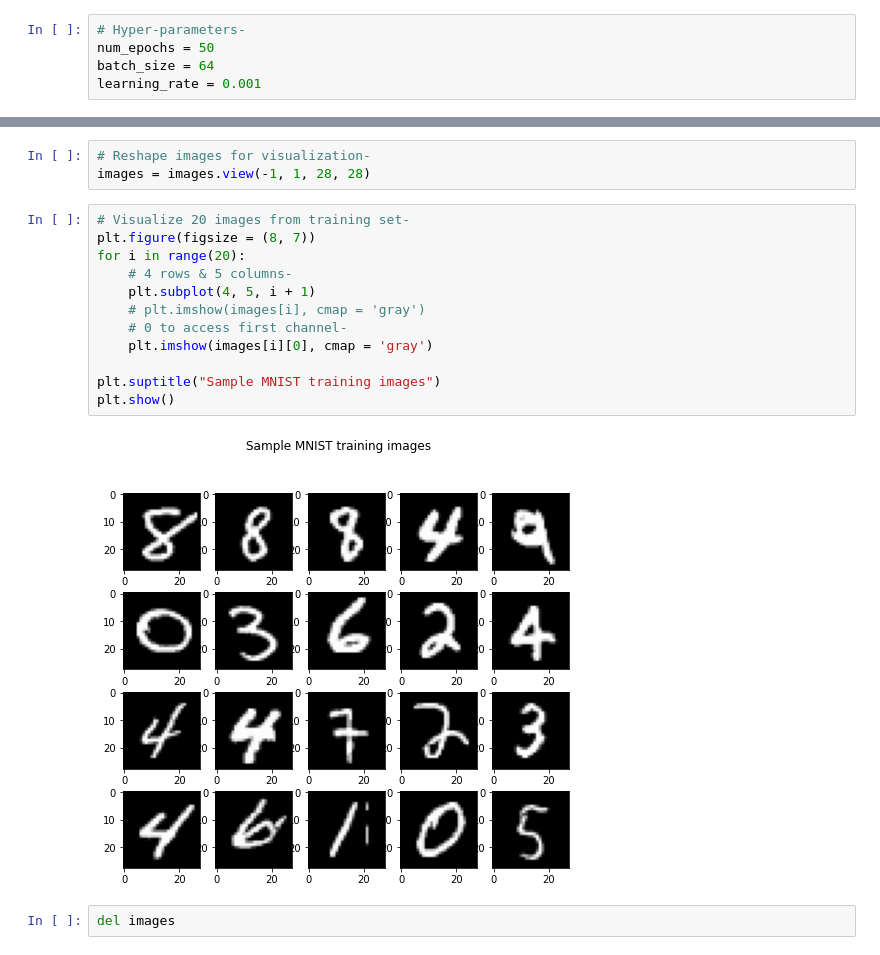
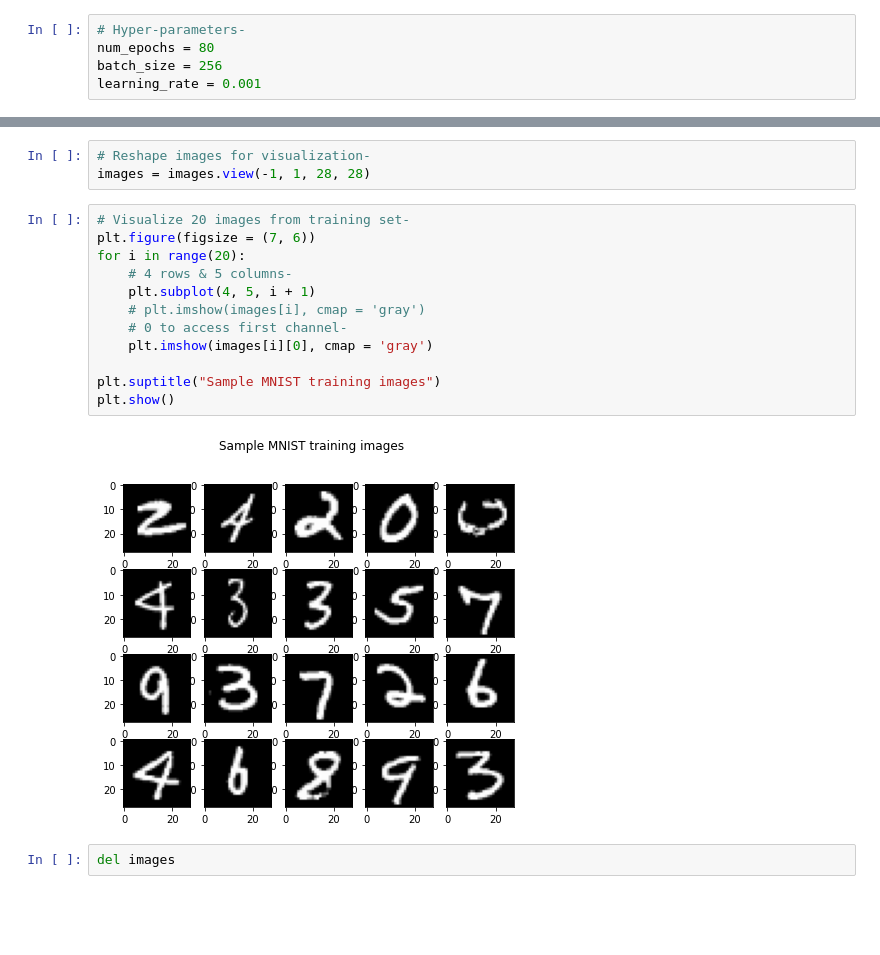
Before and after one commit to arjun-majumdar/Autoencoders_Experiments, a Jupyter notebook: VAE_LeNet300_MNIST-PyTorch.ipynb, the cells around one changed output, grey strips where cells are left out. Saved outputs shown, nothing was run; the diff lists cells and outputs as text; blank space fills up the shorter version.

```diff
--- a/VAE_LeNet300_MNIST-PyTorch.ipynb
+++ b/VAE_LeNet300_MNIST-PyTorch.ipynb
@@ -59,8 +55,8 @@ print(f'Available device is {device}')
 Available device is cuda
 # %%
 # Hyper-parameters-
-num_epochs = 50
-batch_size = 64
+num_epochs = 80
+batch_size = 256
 learning_rate = 0.001
 # %% [markdown]
 ### MNIST data pre-processing:
@@ -268,18 +264,18 @@ images.min(), images.max()
 images = images.view(-1, 1, 28, 28)
 # %%
 # Visualize 20 images from training set-
-plt.figure(figsize = (8, 7))
+plt.figure(figsize = (7, 6))
 for i in range(20):
     # 4 rows & 5 columns-
     plt.subplot(4, 5, i + 1)
     # plt.imshow(images[i], cmap = 'gray')
     # 0 to access first channel-
     plt.imshow(images[i][0], cmap = 'gray')
 
 plt.suptitle("Sample MNIST training images")
 plt.show()
 # %% [output]
-[figure, old version]
+[figure, new version]
 # %%
 del images
 # %% [markdown]
```
Also changed, not shown: parts of 129 cells of this notebook.
